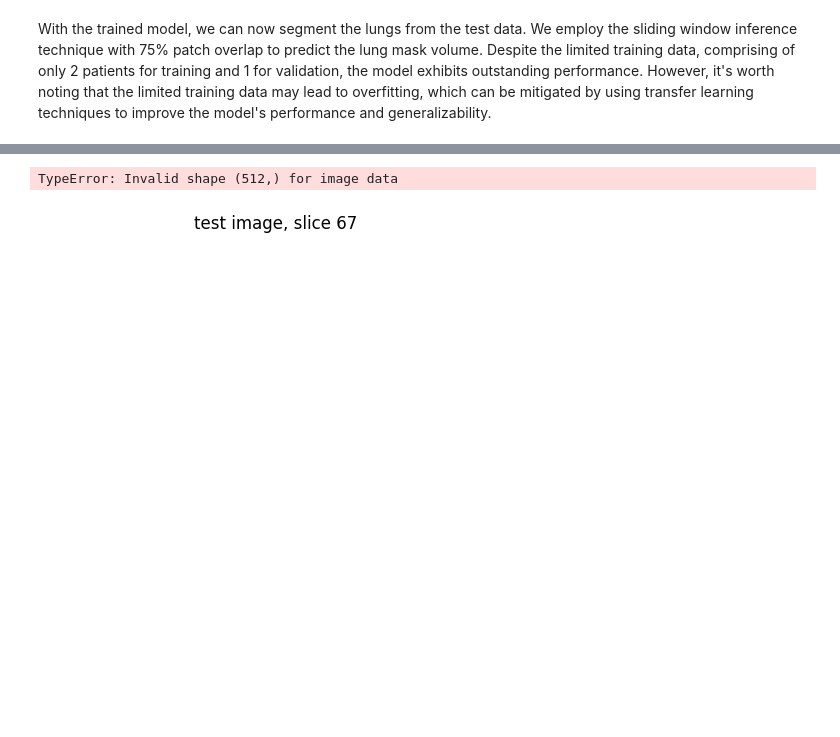
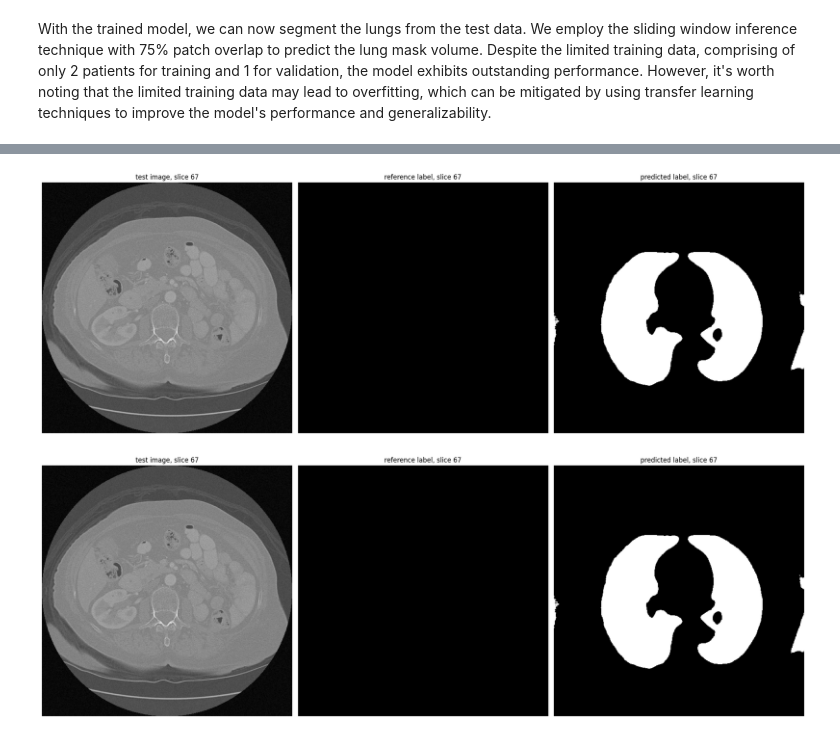
Before and after one commit to Vnshita/Lung-CT-Segmentation_Project, a Jupyter notebook: 3DLungSegmentation_CT.ipynb, the cells around one changed output, grey strips where cells are left out. Drawn from its saved outputs; the diff is of its cells as text; code cells hidden in the pictures.

```diff
--- a/3DLungSegmentation_CT.ipynb
+++ b/3DLungSegmentation_CT.ipynb
@@ -449,23 +431,59 @@ with torch.no_grad():
         test_output = from_engine(["pred"])(test_data)
 
         original_image = loader(test_files[0]['image'])[0] # Load the original image
-        original_label = loader(test_files[0]['label'])[0] # Load the original label
+original_label = loader(test_files[0]['label'])[0] # Load the original label
 
-        slice_idx = 67
+slice_idx = 67
 
-        plt.figure(figsize=(20,7))
-        plt.subplot(1, 3, 1)
-        plt.axis('off')
-        plt.title(f'test image, slice {slice_idx}')
-        plt.imshow(original_image.detach().cpu().numpy()[slice_idx], cmap="gray")
-        plt.subplot(1, 3, 2)
-        plt.title(f'reference label, slice {slice_idx}')
-        plt.axis('off')
-        plt.imshow(original_label.detach().cpu().numpy()[slice_idx], cmap="gray")
-        plt.subplot(1, 3, 3)
-        plt.title(f'predicted label, slice {slice_idx}')
-        plt.axis('off')
-        plt.imshow(test_output[0].detach().cpu().numpy()[1,slice_idx], cmap="gray") # use index 1 to get the lung class
-        plt.tight_layout()
-        plt.show()
+plt.figure(figsize=(20,7))
+plt.subplot(1, 3, 1)
+plt.axis('off')
+plt.title(f'test image, slice {slice_idx}')
+# The original image is likely a 3D volume. We need to select a 2D slice for display.
+# Assuming the image shape is (H, W, D), we select a slice along the D dimension.
+plt.imshow(original_image.detach().cpu().numpy(), cmap="gray")# Modified this line to select a 2D slice
+plt.subplot(1, 3, 2)
+plt.title(f'reference label, slice {slice_idx}')
+plt.axis('off')
+# Similar change for the label image
+plt.imshow(original_label.detach().cpu().numpy(), cmap="gray") # Modified this line to select a 2D slice
+plt.subplot(1, 3, 3)
+plt.title(f'predicted label, slice {slice_idx}')
+plt.axis('off')
+plt.imshow(test_output[0].detach().cpu().numpy()[1,slice_idx], cmap="gray") # use index 1 to get the lung class
+plt.tight_layout()
+plt.show()
+
+from monai.transforms import LoadImage
+from monai.handlers.utils import from_engine
+import matplotlib.pyplot as plt
+import torch
+
+# ... (rest of your code) ...
+
+original_image = loader(test_files[0]['image'])[0] # Load the original image
+original_label = loader(test_files[0]['label'])[0] # Load the original label
+
+slice_idx = 67
+
+plt.figure(figsize=(20,7))
+plt.subplot(1, 3, 1)
+plt.axis('off')
+plt.title(f'test image, slice {slice_idx}')
+# The original image is a 2D image, so we display it directly.
+plt.imshow(original_image.detach().cpu().numpy(), cmap="gray")
+plt.subplot(1, 3, 2)
+plt.title(f'reference label, slice {slice_idx}')
+plt.axis('off')
+# Similar change for the label image
+plt.imshow(original_label.detach().cpu().numpy(), cmap="gray")
+plt.subplot(1, 3, 3)
+plt.title(f'predicted label, slice {slice_idx}')
+plt.axis('off')
+
+# Assuming test_output[0] is 3D and you want to display slice slice_idx along the third dimension
+plt.imshow(test_output[0].detach().cpu().numpy()[1, slice_idx], cmap="gray") # use index 1 to get the lung class
+
+plt.tight_layout()
+plt.show()
 # %% [output]
@@ -473,2 +491,2 @@ with torch.no_grad():
-TypeError: Invalid shape (512,) for image data
-[figure, old version]
+[figure, new version]
+[figure, added]
```
Also changed, not shown: parts of 12 cells of this notebook.
